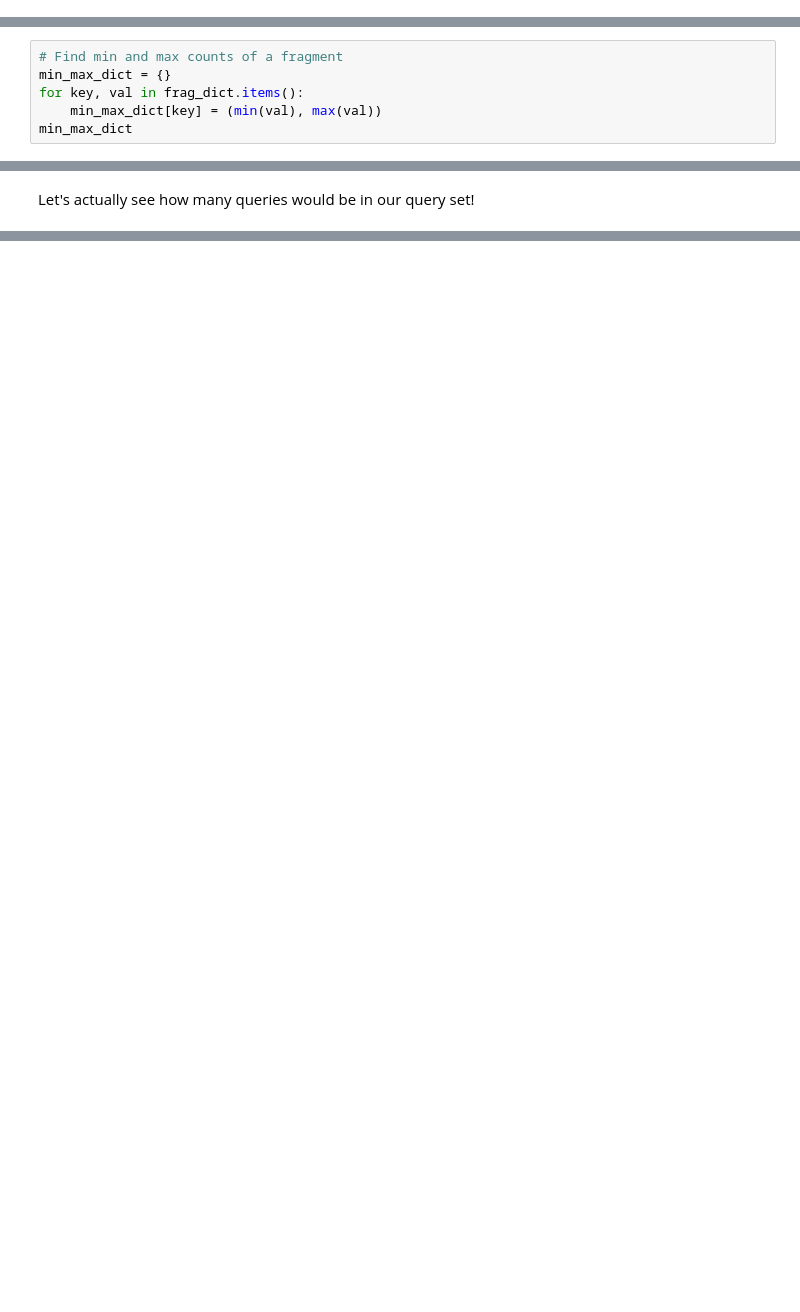
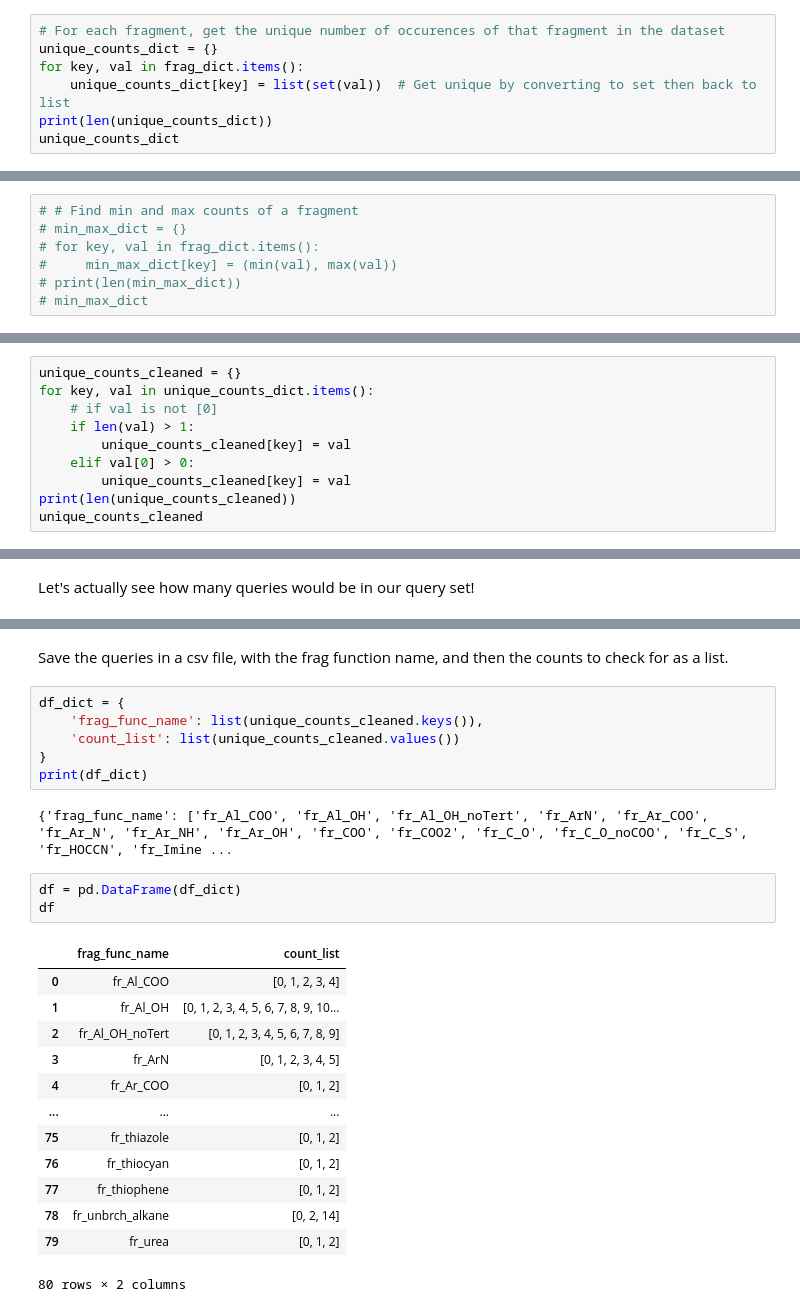
Before and after one commit to vladnotandrei/vip-interpretable-graph-classification, a Jupyter notebook: experiments/rdkit_queries.ipynb, the cells around one changed output, grey strips where cells are left out. Drawn from its saved outputs; the diff is of its cells as text; blank space fills up the shorter version.

Commit message:
Create and save queryset csv

```diff
--- a/experiments/rdkit_queries.ipynb
+++ b/experiments/rdkit_queries.ipynb
@@ -210,3 +245,10 @@ frag_total
  'fr_thiophene': 44,
  'fr_unbrch_alkane': 30,
  'fr_urea': 77}
+# %%
+# For each fragment, get the unique number of occurences of that fragment in the dataset
+unique_counts_dict = {}
+for key, val in frag_dict.items():
+    unique_counts_dict[key] = list(set(val))  # Get unique by converting to set then back to list
+print(len(unique_counts_dict))
+unique_counts_dict
@@ -213,6 +274,7 @@ frag_total
 # %%
-# Find min and max counts of a fragment
-min_max_dict = {}
-for key, val in frag_dict.items():
-    min_max_dict[key] = (min(val), max(val))
-min_max_dict
+# # Find min and max counts of a fragment
+# min_max_dict = {}
+# for key, val in frag_dict.items():
+#     min_max_dict[key] = (min(val), max(val))
+# print(len(min_max_dict))
+# min_max_dict
@@ -236,0 +283,10 @@ min_max_dict
+# %%
+unique_counts_cleaned = {}
+for key, val in unique_counts_dict.items():
+    # if val is not [0]
+    if len(val) > 1:
+        unique_counts_cleaned[key] = val
+    elif val[0] > 0:
+        unique_counts_cleaned[key] = val
+print(len(unique_counts_cleaned))
+unique_counts_cleaned
@@ -269,0 +357,27 @@ print(total_queries)
+# %% [markdown]
+Save the queries in a csv file, with the frag function name, and then the counts to check for as a list.
+# %%
+df_dict = {
+    'frag_func_name': list(unique_counts_cleaned.keys()),
+    'count_list': list(unique_counts_cleaned.values())
+}
+print(df_dict)
+# %% [output]
+{'frag_func_name': ['fr_Al_COO', 'fr_Al_OH', 'fr_Al_OH_noTert', 'fr_ArN', 'fr_Ar_COO', 'fr_Ar_N', 'fr_Ar_NH', 'fr_Ar_OH', 'fr_COO', 'fr_COO2', 'fr_C_O', 'fr_C_O_noCOO', 'fr_C_S', 'fr_HOCCN', 'fr_Imine ...
+# %%
+df = pd.DataFrame(df_dict)
+df
+# %% [output]
+|  | frag_func_name | count_list |
+| 0 | fr_Al_COO | [0, 1, 2, 3, 4] |
+| 1 | fr_Al_OH | [0, 1, 2, 3, 4, 5, 6, 7, 8, 9, 10... |
+| 2 | fr_Al_OH_noTert | [0, 1, 2, 3, 4, 5, 6, 7, 8, 9] |
+| 3 | fr_ArN | [0, 1, 2, 3, 4, 5] |
+| 4 | fr_Ar_COO | [0, 1, 2] |
+| ... | ... | ... |
+| 75 | fr_thiazole | [0, 1, 2] |
+| 76 | fr_thiocyan | [0, 1, 2] |
+| 77 | fr_thiophene | [0, 1, 2] |
+| 78 | fr_unbrch_alkane | [0, 2, 14] |
+| 79 | fr_urea | [0, 1, 2] |
+80 rows × 2 columns
```
Also changed, not shown: parts of 20 cells of this notebook.
